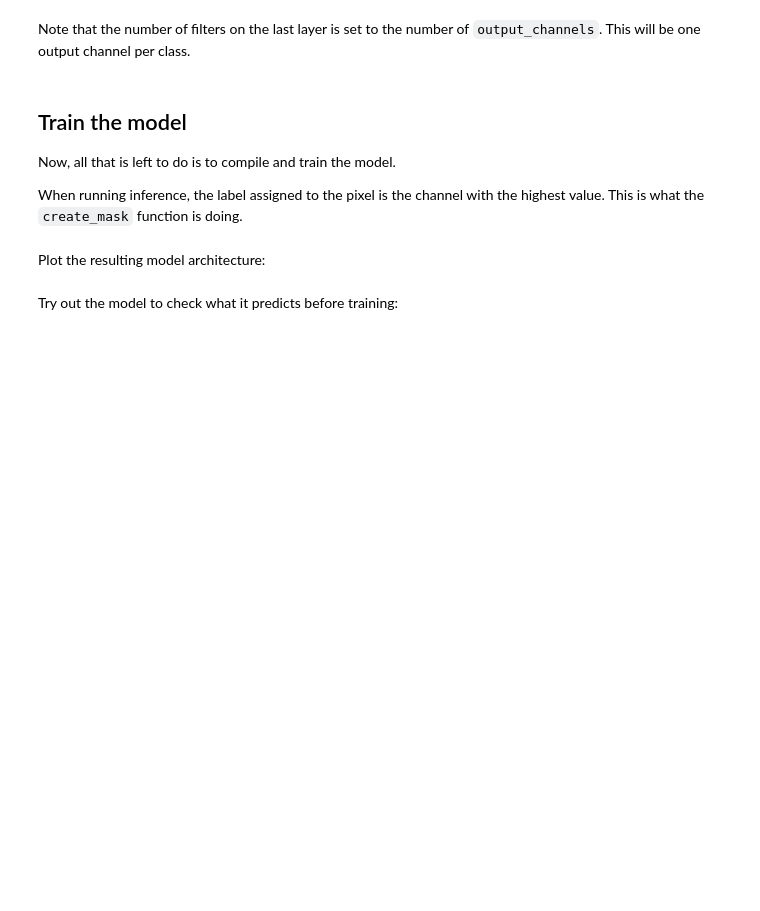
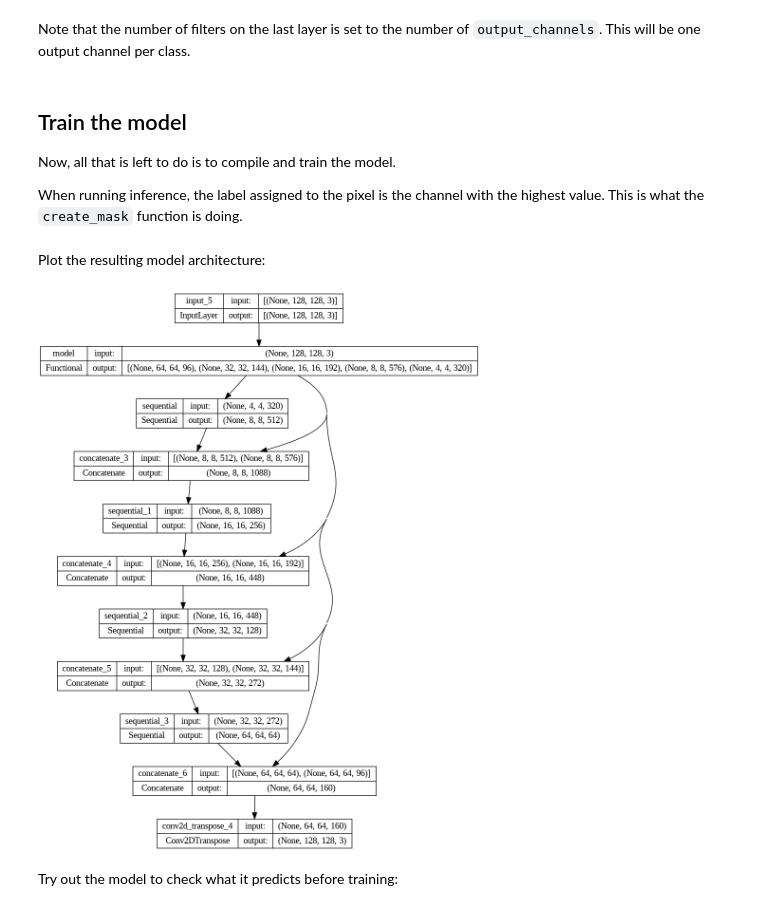
Before and after one commit to PruthaKulkarni10/Synapse_LP, a Jupyter notebook: Copy_of_Synapse_CV_Week_2_Task.ipynb, the cells around one changed output. Saved outputs shown, nothing was run; the diff lists cells and outputs as text; code cells hidden in the pictures; blank space fills up the shorter version.

```diff
--- a/Copy_of_Synapse_CV_Week_2_Task.ipynb
+++ b/Copy_of_Synapse_CV_Week_2_Task.ipynb
@@ -295,7 +383,9 @@ The model being used here is a modified [U-Net](https://arxiv.org/abs/1505.04597
 # %% [markdown]
 As mentioned, the encoder is a pretrained MobileNetV2 model. You will use the model from `tf.keras.applications`. The encoder consists of specific outputs from intermediate layers in the model. Note that the encoder will not be trained during the training process.
 # %%
-base_model = # Load the MobileNetV2 Pre-trained model without its final Dense Layers with input_shape=[128, 128, 3]
+from keras.applications.mobilenet_v2 import MobileNetV2
+
+base_model = MobileNetV2(weights = 'imagenet', input_shape = (128,128,3), include_top = False)# Load the MobileNetV2 Pre-trained model without its final Dense Layers with input_shape=[128, 128, 3]
 
 # Use the activations of these layers
 layer_names = [
@@ -308,7 +398,7 @@ layer_names = [
 base_model_outputs = [base_model.get_layer(name).output for name in layer_names]
 
 # Create the feature extraction model using the tf.keras.Model
-down_stack =
+down_stack = tf.keras.Model(inputs=base_model.input, outputs=base_model_outputs)
 
 # Since this acts as our pre-trained encoder block, make sure to set the layers to be non-trainable
-down_stack.
+down_stack.trainable = False
@@ -324,7 +417,7 @@ up_stack = [
 ]
 # %%
 def unet_model(output_channels:int):
-  inputs = # Create an Input Layer of shape (128,128,3)
+  inputs = tf.keras.layers.Input(shape=[128, 128, 3]) # Create an Input Layer of shape (128,128,3)
 
   # Downsampling through the model
   skips = down_stack(inputs)
@@ -334,8 +427,8 @@ def unet_model(output_channels:int):
   # Upsampling and establishing the skip connections
   for up, skip in zip(up_stack, skips):
     x = up(x)
-    concat = # Concatenate X and Skip Layers
-    x = concat()
+    concat = tf.keras.layers.Concatenate() # Concatenate X and Skip Layers
+    x = concat([x, skip])
 
   # This is the last layer of the model
   last = tf.keras.layers.Conv2DTranspose(
@@ -362,5 +449,16 @@ model.compile( # Use Adam with the appropraite Loss. PS: We are using scalar int
+# %%
+OUTPUT_CLASSES = 3
+
+model = unet_model(output_channels=OUTPUT_CLASSES)
+model.compile(optimizer='adam',
+              loss=tf.keras.losses.SparseCategoricalCrossentropy(from_logits=True),
+              metrics=['accuracy'])
 # %% [markdown]
 Plot the resulting model architecture:
+# %%
+tf.keras.utils.plot_model(model, show_shapes=True)
+# %% [output]
+[figure, added]
 # %% [markdown]
 Try out the model to check what it predicts before training:
 # %%
```
Also changed, not shown: parts of 21 cells of this notebook.
